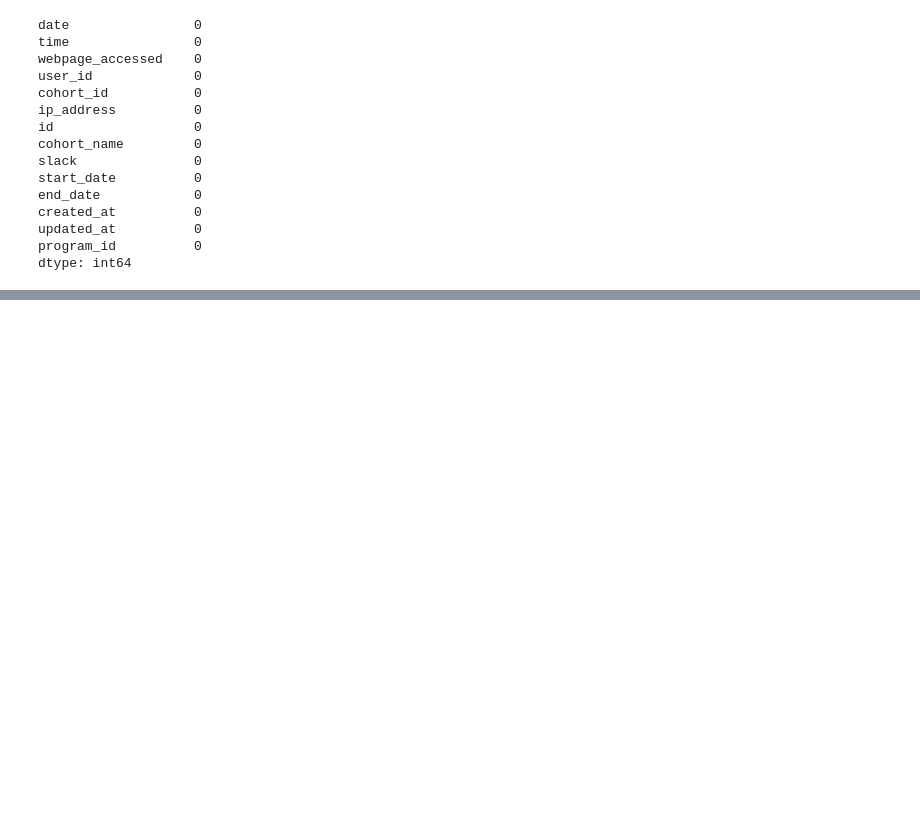
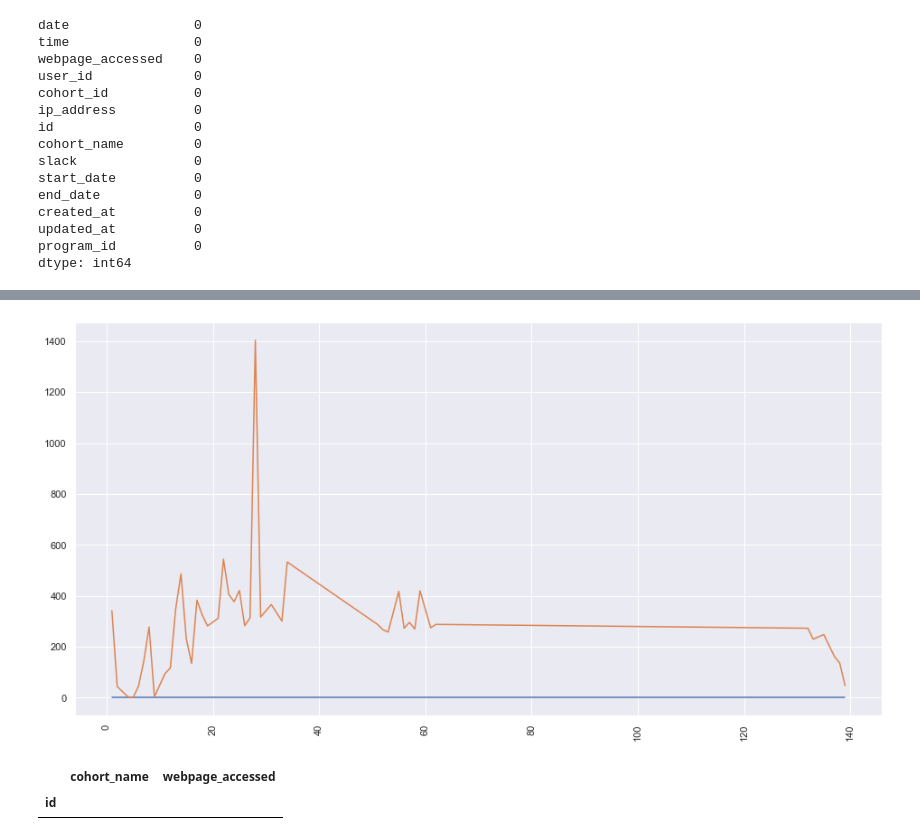
Before and after one commit to DesireeMcElroy/anomaly-detection-exercises, a Jupyter notebook: clustering_anomaly_detection.ipynb, the cells around one changed output, grey strips where cells are left out. Cells and saved outputs as stored; diff of their text form; code cells hidden in the pictures; blank space fills up the shorter version.

```diff
--- a/clustering_anomaly_detection.ipynb
+++ b/clustering_anomaly_detection.ipynb
@@ -376,8 +376,13 @@ first_access = df.groupby(['id']).min()
 # id_by_first_access_date = pd.DataFrame({'first_access_date': first_access}).reset_index().groupby('first_access_date').count()
 # %%
 fig = plt.figure(figsize=(16, 8))
-plt.plot(id_by_first_access_date)
+plt.plot(id_counts)
 plt.xticks(rotation = 90)
 plt.show()
+# %% [output]
+[figure, added]
 # %%
-id_counts[id_counts.cohort > 1]
+id_counts[id_counts.cohort_name > 1]
+# %% [output]
+|  | cohort_name | webpage_accessed |
+| id |  |  |
```
